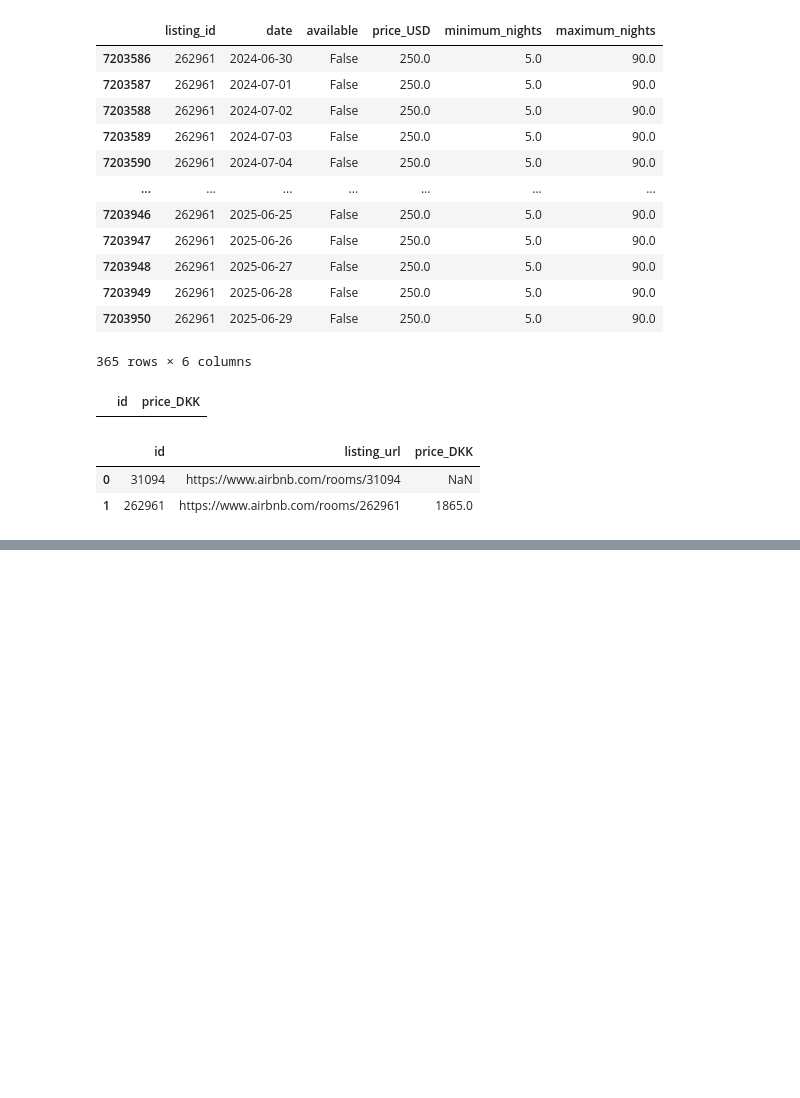
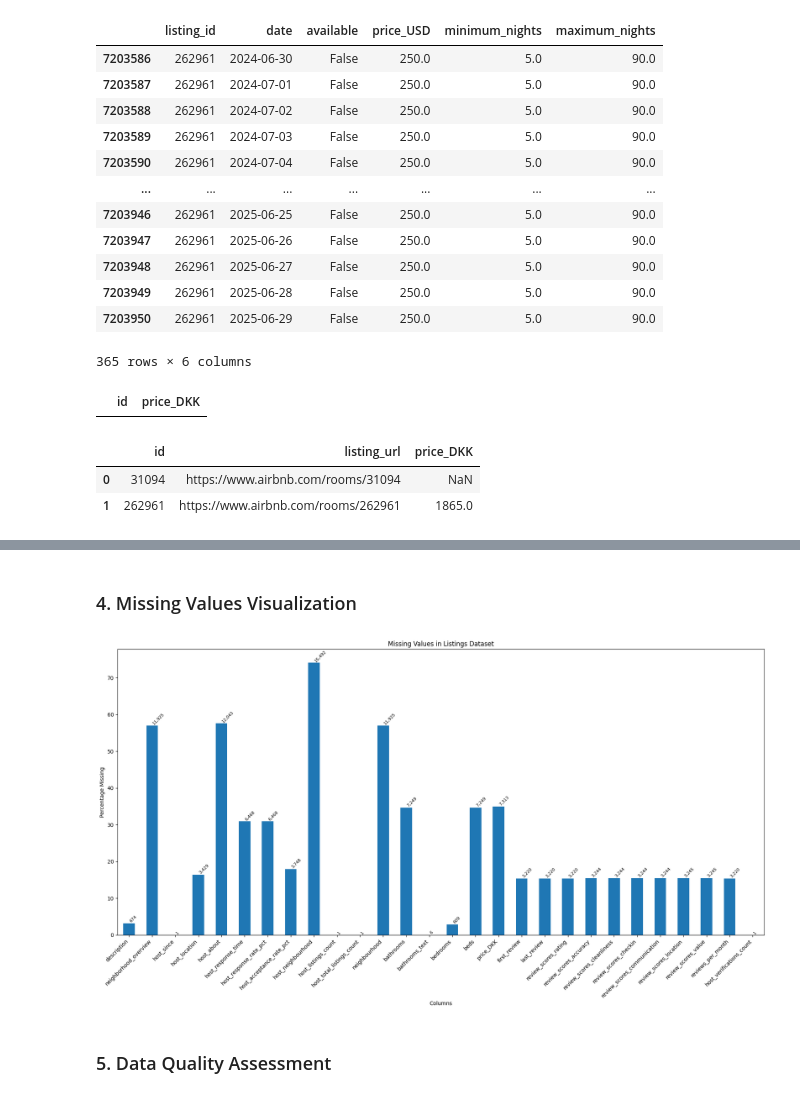
Before and after one commit to elto21ab/DMV, a Jupyter notebook: explore-ELIAS.ipynb, the cells around one changed output, grey strips where cells are left out. Drawn from its saved outputs; the diff is of its cells as text; code cells hidden in the pictures; blank space fills up the shorter version.

Commit message:
finally done w/ array-objects stored in columns of listings

```diff
--- a/explore-ELIAS.ipynb
+++ b/explore-ELIAS.ipynb
@@ -114,0 +161,9 @@ Reviews shape: (366636, 5)
+# %%
+# Count amenities and add new column
+lis['amenities_count'] = lis.amenities.str.strip('[]').str.split(',').str.len()
+
+lis.amenities.str.strip('[]').str.split(',')
+
+# lis['amenities'] = lis['amenities'].str.strip('[]').str.replace("'", "")
+# Encoding host_verifications
+# First clean up the string representation of lists
@@ -323,0 +549,4 @@ rev.describe()
+# %%
+lis_df = pd.read_parquet('data/processed/02_listings.parquet')
+cal_df = pd.read_parquet('data/processed/02_calendar.parquet')
+rev_df = pd.read_parquet('data/processed/02_reviews.parquet')
@@ -323,0 +619,2 @@ rev.describe()
+# %%
+listings_missing = explore_dataset(lis_df, 'Listings')
@@ -323,0 +679,31 @@ rev.describe()
+# %% [markdown]
+### 4. Missing Values Visualization
+# %%
+def plot_missing_values(missing_info, title):
+    # Filter columns with more than 0.1% missing values
+    missing_filtered = missing_info[missing_info['Percentage'] > 0.001]
+
+    plt.figure(figsize=(18, 10))
+    ax = missing_filtered['Percentage'].plot(kind='bar')
+    plt.title(f'Missing Values in {title} Dataset')
+    plt.xlabel('Columns')
+    plt.ylabel('Percentage Missing')
+    plt.xticks(rotation=45, ha='right')
+
+
+    # Add total missing values labels on top of each bar, rotated 45 degrees
+    for i, v in enumerate(missing_filtered['Missing Values']):
+        ax.text(i, missing_filtered['Percentage'].iloc[i], f'{int(v):,}',
+                ha='left', va='bottom', fontsize=8, rotation=45)
+
+    plt.tight_layout()
+    plt.show()
+
+# Plot missing values for each dataset
+plot_missing_values(listings_missing, 'Listings')
+# plot_missing_values(calendar_missing, 'Calendar')
+# plot_missing_values(reviews_missing, 'Reviews')
+# %% [output]
+[figure, added]
+# %% [markdown]
+### 5. Data Quality Assessment
```
Also changed, not shown: parts of 54 cells of this notebook, 4 other files.
